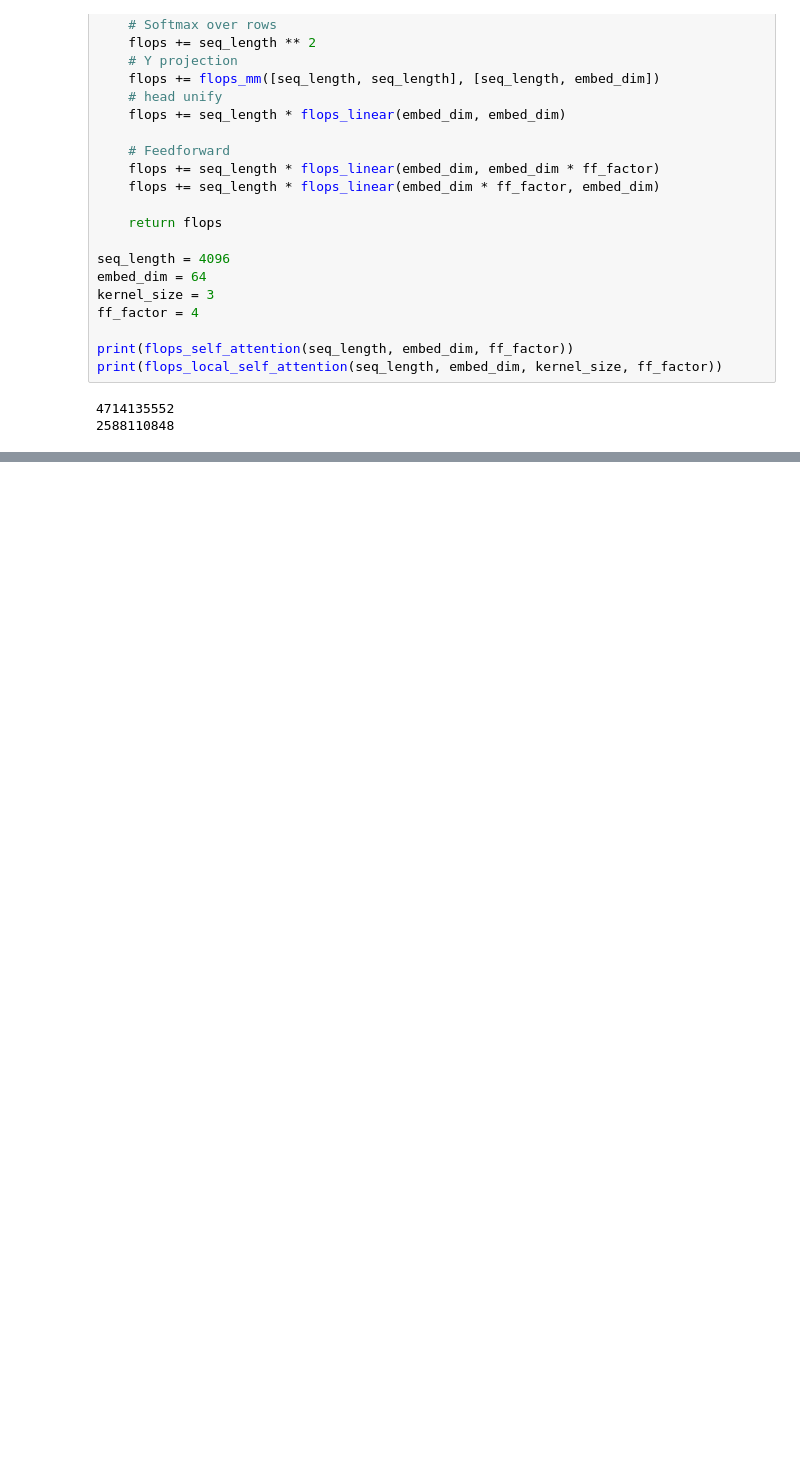
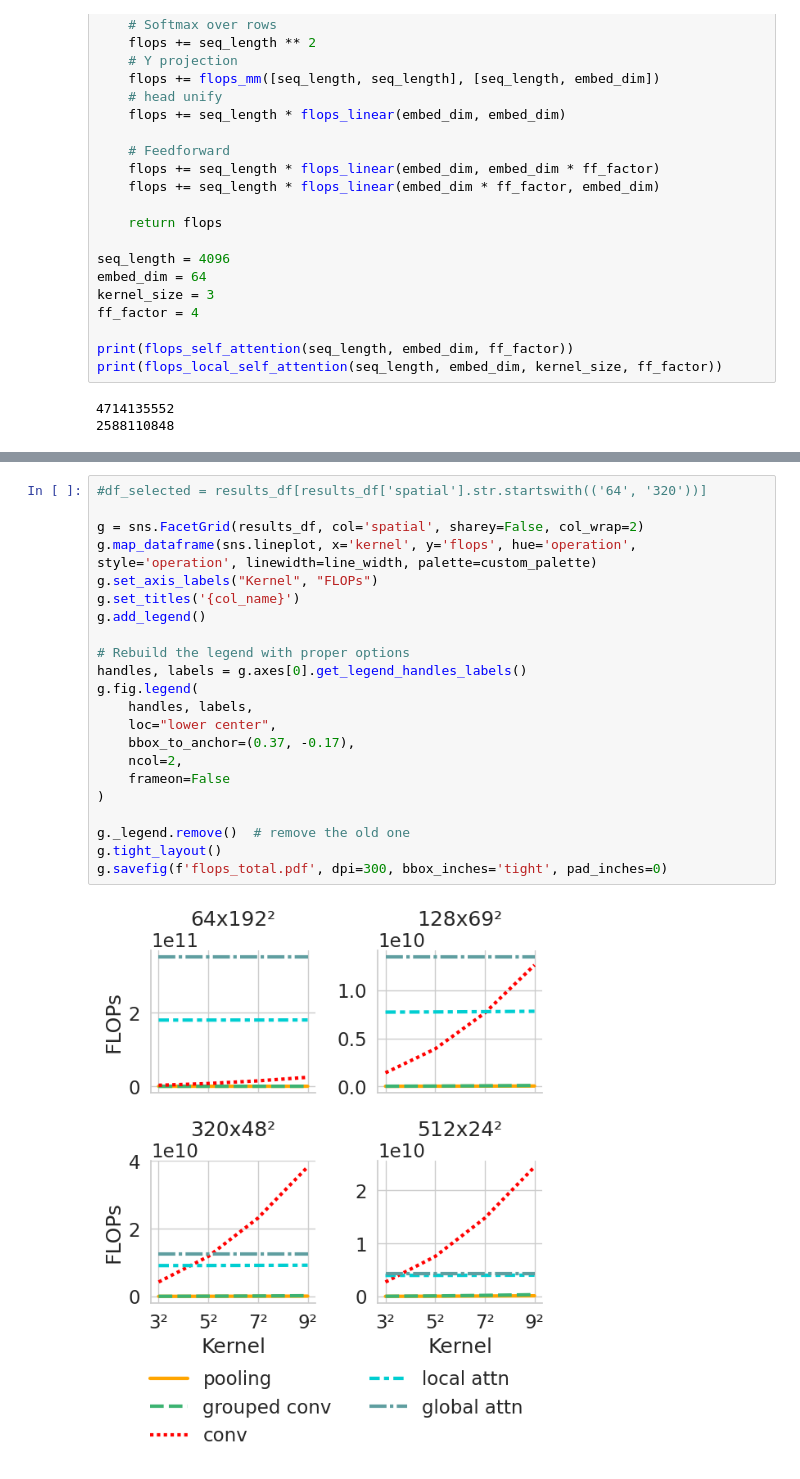
Before and after one commit to multimodallearning/MetaFormerMedImaging, a Jupyter notebook: dev/manual_calculate_flops.ipynb, the cells around one changed output, grey strips where cells are left out. Saved outputs shown, nothing was run; the diff lists cells and outputs as text; blank space fills up the shorter version.

```diff
--- a/dev/manual_calculate_flops.ipynb
+++ b/dev/manual_calculate_flops.ipynb
@@ -304,0 +415,24 @@ for spatial_dim, g_df in results_df.groupby('spatial', sort=False):
+# %%
+#df_selected = results_df[results_df['spatial'].str.startswith(('64', '320'))]
+
+g = sns.FacetGrid(results_df, col='spatial', sharey=False, col_wrap=2)
+g.map_dataframe(sns.lineplot, x='kernel', y='flops', hue='operation', style='operation', linewidth=line_width, palette=custom_palette)
+g.set_axis_labels("Kernel", "FLOPs")
+g.set_titles('{col_name}')
+g.add_legend()
+
+# Rebuild the legend with proper options
+handles, labels = g.axes[0].get_legend_handles_labels()
+g.fig.legend(
+    handles, labels,
+    loc="lower center",
+    bbox_to_anchor=(0.37, -0.17),
+    ncol=2,
+    frameon=False
+)
+
+g._legend.remove()  # remove the old one
+g.tight_layout()
+g.savefig(f'flops_total.pdf', dpi=300, bbox_inches='tight', pad_inches=0)
+# %% [output]
+[figure, added]
```
Also changed, not shown: parts of 9 cells of this notebook, 5 other files.
